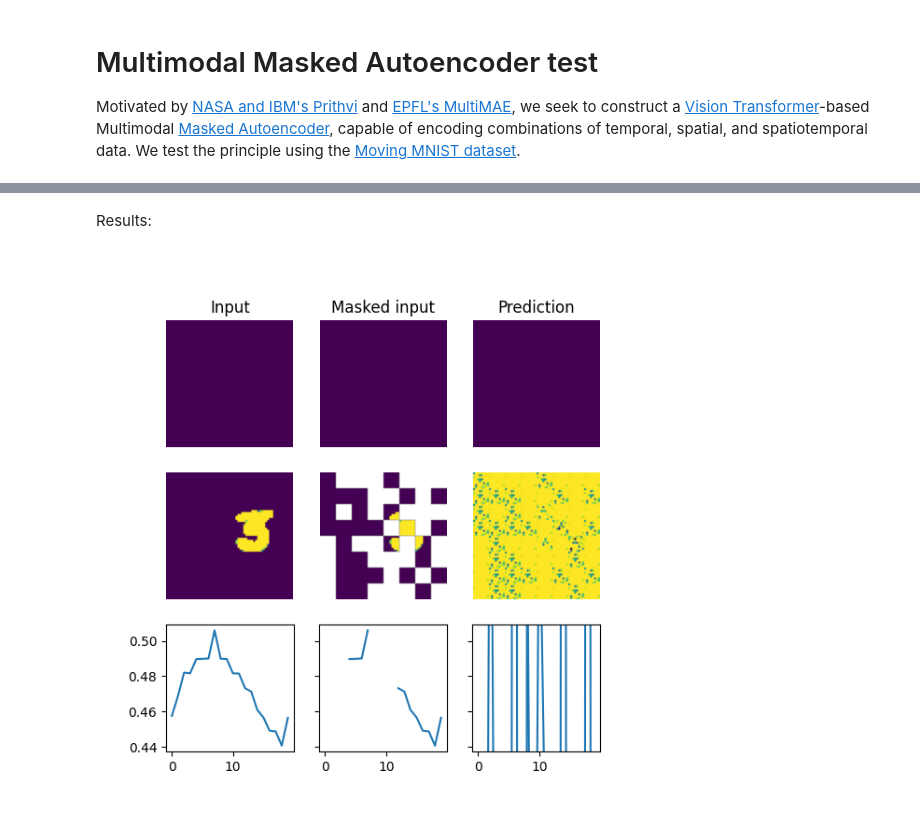
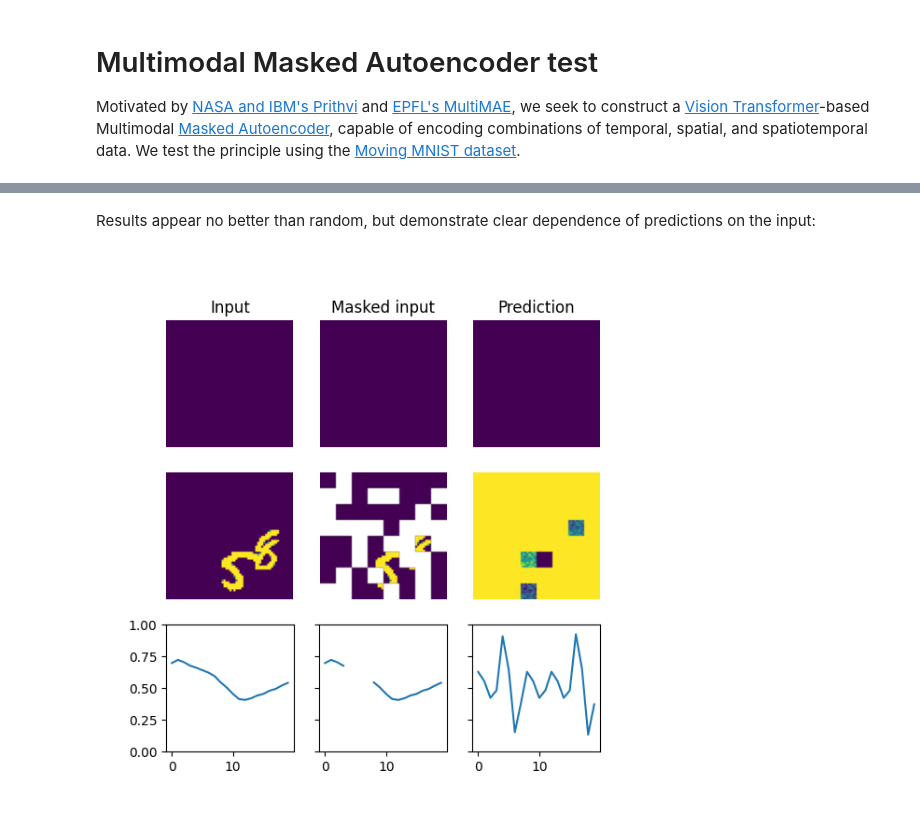
Before and after one commit to NERC-EDS/FRAME-FM, a Jupyter notebook: notebooks/vision_transformer_test.ipynb, the cells around one changed output, grey strips where cells are left out. Saved outputs shown, nothing was run; the diff lists cells and outputs as text; code cells hidden in the pictures.

```diff
--- a/notebooks/vision_transformer_test.ipynb
+++ b/notebooks/vision_transformer_test.ipynb
@@ -111,61 +92,49 @@ c:\Users\matarran\OneDrive - NERC\Documents\Projects\FRAME-FM\FRAME-FM\.venv\Lib
 # %% [markdown]
-Results:
+Results appear no better than random, but demonstrate clear dependence of predictions on the input:
 # %%
 %matplotlib widget
 
-batch = next(iter(dataloader_test))
+inputs = next(iter(dataloader_test))
+masked_inputs, preds = [], []
+mmmae.eval()
 with torch.no_grad():
-    _, pred, mask = mmmae(batch, mask_ratio=mask_ratio)
-
-    moving_mask = mask[:, :moving_mnist_embedder.n_patches]
+    _, token_preds, mask = mmmae(inputs, mask_ratio=mask_ratio)
+start_id = 0
+for embedder, input, pred_tokens in zip(mmmae.input_embedders, inputs, token_preds):
+    input_mask = mask[:, start_id:start_id + embedder.n_patches]
     masked_patches = torch.where(
-        torch.unsqueeze(moving_mask, -1) == 0, moving_mnist_embedder.tokenify(batch[0]), np.nan
+        torch.unsqueeze(input_mask, -1) == 0, embedder.tokenify(input), np.nan
         )
-    masked_moving = moving_mnist_embedder.untokenify(masked_patches)
-    pred_moving = moving_mnist_embedder.untokenify(pred[0])
-
-    frame_mask = mask[:, moving_mnist_embedder.n_patches:-mnist_height_embedder.n_patches]
-    masked_patches = torch.where(
-        torch.unsqueeze(frame_mask, -1) == 0, static_mnist_embedder.tokenify(batch[1]), np.nan
-        )
-    masked_static = static_mnist_embedder.untokenify(masked_patches)
-    pred_static = static_mnist_embedder.untokenify(pred[1])
-
-    height_mask = mask[:, -mnist_height_embedder.n_patches:]
-    masked_patches = torch.where(
-        torch.unsqueeze(height_mask, -1) == 0, mnist_height_embedder.tokenify(batch[2]), np.nan
-        )
-    masked_height = mnist_height_embedder.untokenify(masked_patches)
-    pred_height = mnist_height_embedder.untokenify(pred[2])
+    masked_inputs.append(embedder.untokenify(masked_patches))
+    preds.append(embedder.untokenify(pred_tokens))
 
 fig, axs = plt.subplots(3, 3, figsize=[6, 6])
 axs[0, 0].set_title("Input")
 axs[0, 1].set_title("Masked input")
 axs[0, 2].set_title("Prediction")
 plt_imgs = [ax.imshow(np.zeros([64, 64]), vmin=0, vmax=1) for ax in axs[0]]
 for ax_row in axs[:2]:
     for ax in ax_row:
         ax.set_axis_off()
 
-axs[1, 0].imshow(batch[1][0, 0], vmin=0, vmax=1)
-axs[1, 1].imshow(masked_static[0, 0], vmin=0, vmax=1)
-axs[1, 2].imshow(pred_static[0, 0], vmin=0, vmax=1)
-axs[2, 0].plot(range(batch[2].shape[-1]), batch[2][0].flatten())
-axs[2, 1].plot(range(batch[2].shape[-1]), masked_height[0].flatten())
-axs[2, 1].set_xlim(axs[2, 0].get_xlim())
-axs[2, 1].set_ylim(axs[2, 0].get_ylim())
-axs[2, 1].set_yticklabels([])
-axs[2, 2].plot(range(batch[2].shape[-1]), pred_height[0].flatten())
-axs[2, 2].set_xlim(axs[2, 0].get_xlim())
-axs[2, 2].set_ylim(axs[2, 0].get_ylim())
-axs[2, 2].set_yticklabels([])
+axs[1, 0].imshow(inputs[1][0, 0], vmin=0, vmax=1)
+axs[1, 1].imshow(masked_inputs[1][0, 0], vmin=0, vmax=1)
+axs[1, 2].imshow(preds[1][0, 0], vmin=0, vmax=1)
+axs[2, 0].plot(range(inputs[2].shape[-1]), inputs[2][0].flatten())
+axs[2, 1].plot(range(inputs[2].shape[-1]), masked_inputs[2][0].flatten())
+axs[2, 2].plot(range(inputs[2].shape[-1]), preds[2][0].flatten())
+axs[2, 0].set_ylim([0, 1])
+for ax in axs[2, 1:]:
+    ax.set_xlim(axs[2, 0].get_xlim())
+    ax.set_ylim([0, 1])
+    ax.set_yticklabels([])
 
 def animate(frame):
-    plt_imgs[0].set_array(batch[0][0, 0, frame])
-    plt_imgs[1].set_array(masked_moving[0, 0, frame])
-    plt_imgs[2].set_array(pred_moving[0, 0, frame])
+    plt_imgs[0].set_array(inputs[0][0, 0, frame])
+    plt_imgs[1].set_array(masked_inputs[0][0, 0, frame])
+    plt_imgs[2].set_array(preds[0][0, 0, frame])
     return plt_imgs
 
 animation = FuncAnimation(fig, animate, frames=20)
 # %% [output]
-[figure, old version]
+[figure, new version]
```
Also changed, not shown: parts of 1 cell of this notebook, 3 other files.
